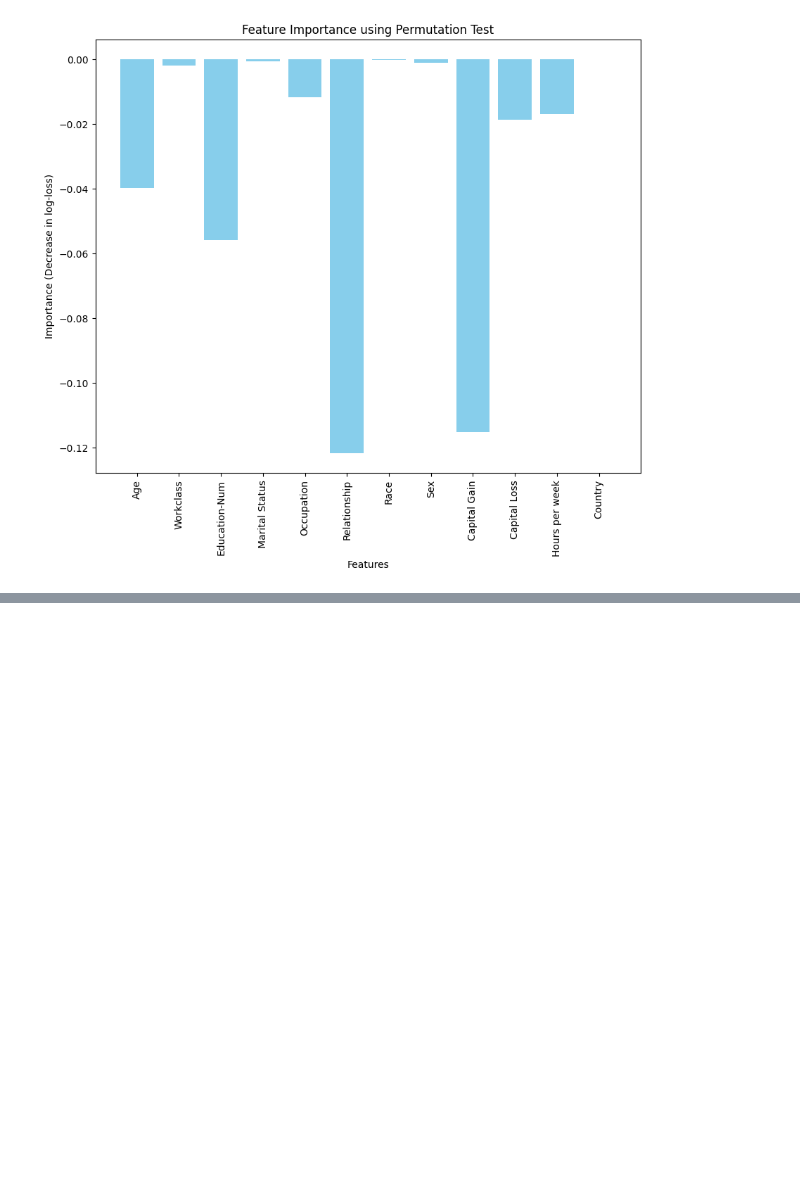
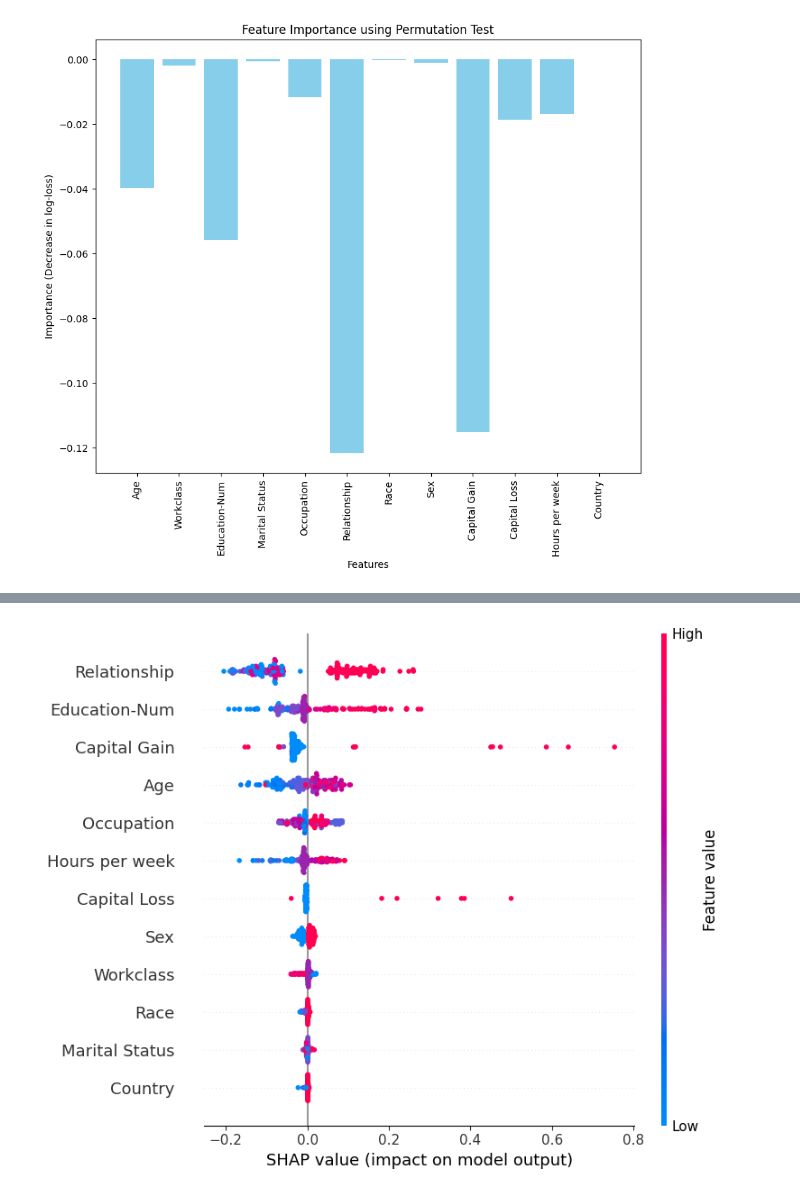
Before and after one commit to manya28/Explainable-AI, a Jupyter notebook: XAI 599 HW1.ipynb, the cells around one changed output, grey strips where cells are left out. Cells and saved outputs as stored; diff of their text form; code cells hidden in the pictures; blank space fills up the shorter version.

```diff
--- a/XAI 599 HW1.ipynb
+++ b/XAI 599 HW1.ipynb
@@ -153,0 +167,7 @@ plt.show()
+# %%
+explainer_kernel = shap.KernelExplainer(clf.predict_proba , baselines)
+attributions_kernel = explainer_kernel.shap_values(explicands)
+# %%
+shap.summary_plot(attributions_kernel[:,:,1] , explicands)
+# %% [output]
+[figure, added]
```
Also changed, not shown: parts of 11 cells of this notebook.
